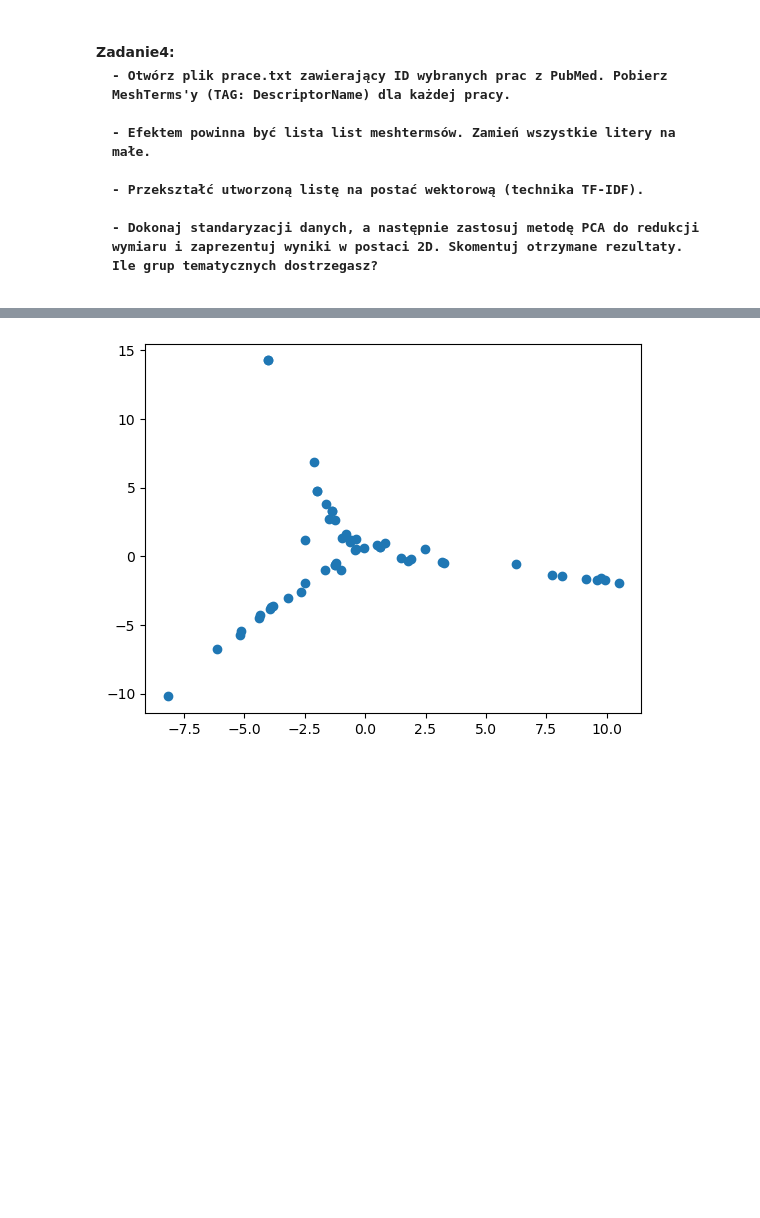
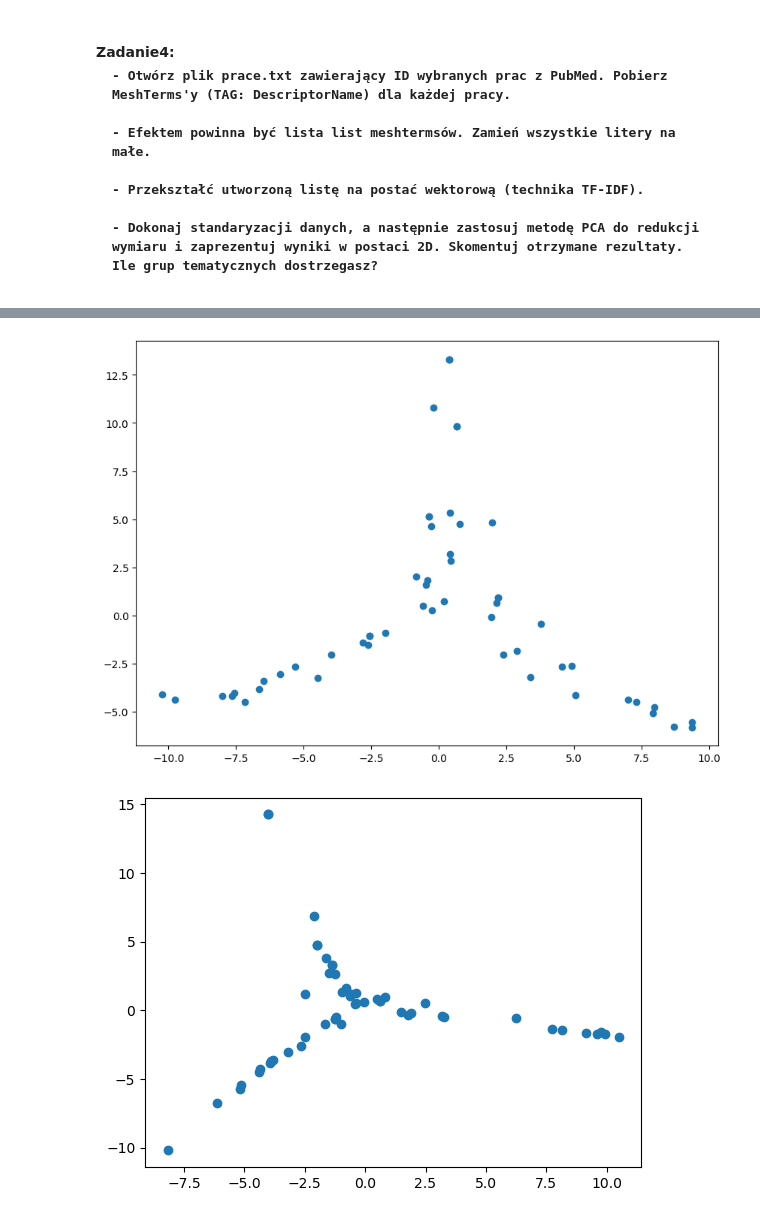
Before and after one commit to stanuch/BioLogic, a Jupyter notebook: cwiczenia3/Ćwiczenia3_2025.ipynb, the cells around one changed output, grey strips where cells are left out. Saved outputs shown, nothing was run; the diff lists cells and outputs as text; code cells hidden in the pictures; blank space fills up the shorter version.

```diff
--- a/cwiczenia3/Ćwiczenia3_2025.ipynb
+++ b/cwiczenia3/Ćwiczenia3_2025.ipynb
@@ -228,3 +321,66 @@ KeyboardInterrupt:
     - Przekształć utworzoną listę na postać wektorową (technika TF-IDF).
 
     - Dokonaj standaryzacji danych, a następnie zastosuj metodę PCA do redukcji wymiaru i zaprezentuj wyniki w postaci 2D. Skomentuj otrzymane rezultaty. Ile grup tematycznych dostrzegasz?
+# %%
+import time
+from urllib.request import urlopen
+from lxml import etree
+import matplotlib.pyplot as plt
+from sklearn.feature_extraction.text import TfidfVectorizer
+from sklearn.preprocessing import StandardScaler
+from sklearn.decomposition import PCA
+
+filename = "prace.txt"
+
+id_list = []
+with open(filename, "r") as f:
+    id_list = [line.strip() for line in f if line.strip()]
+
+all_mesh_lists = []
+base_efetch_url = "https://eutils.ncbi.nlm.nih.gov/entrez/eutils/efetch.fcgi?"
+
+print(f"Pobieranie MeSH terms dla {len(id_list)} prac...")
+for pmid in id_list:
+    fetch_query = f"db=pubmed&id={pmid}&format=xml"
+    fetch_url = base_efetch_url + fetch_query
+
+    try:
+        fetch_response = urlopen(fetch_url)
+        fetch_xml_data = fetch_response.read()
+        fetch_xml = etree.XML(fetch_xml_data)
+
+        mesh_elements = fetch_xml.xpath("//DescriptorName")
+
+        current_mesh_list = [elem.text.lower() for elem in mesh_elements if elem.text is not None]
+        all_mesh_lists.append(current_mesh_list)
+
+        print(f"PMID {pmid}: {current_mesh_list}")
+        time.sleep(1)
+
+    except Exception as e:
+        print(f"Błąd przy PMID {pmid}: {e}")
+
+print("\nLista list MeSH terms:")
+print(all_mesh_lists)
+
+corpus = [" ".join(mesh_list) for mesh_list in all_mesh_lists]
+
+vectorizer = TfidfVectorizer()
+X_tfidf = vectorizer.fit_transform(corpus)
+
+print("\nWymiary macierzy TF-IDF:", X_tfidf.shape)
+
+sc = StandardScaler(with_mean=False)
+Xs = sc.fit_transform(X_tfidf)
+
+pca = PCA(n_components=2)
+X_pca = pca.fit_transform(Xs.toarray())
+
+print("\nWymiary po PCA:", X_pca.shape)
+
+
+plt.figure(figsize=(10, 7))
+plt.scatter(X_pca[:, 0], X_pca[:, 1], alpha=1)
+
+plt.show()
+# %% [output]
@@ -231,3 +404,4 @@ KeyboardInterrupt:
+[figure, added]
 # %%
 #oczekiwany rezultat
 # %% [output]
```
Also changed, not shown: parts of 8 cells of this notebook, 2 other files.
